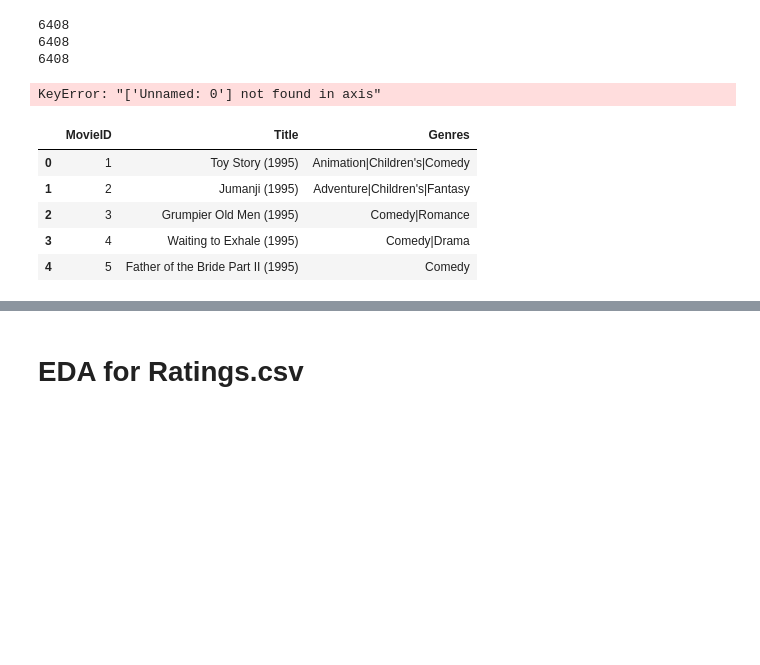
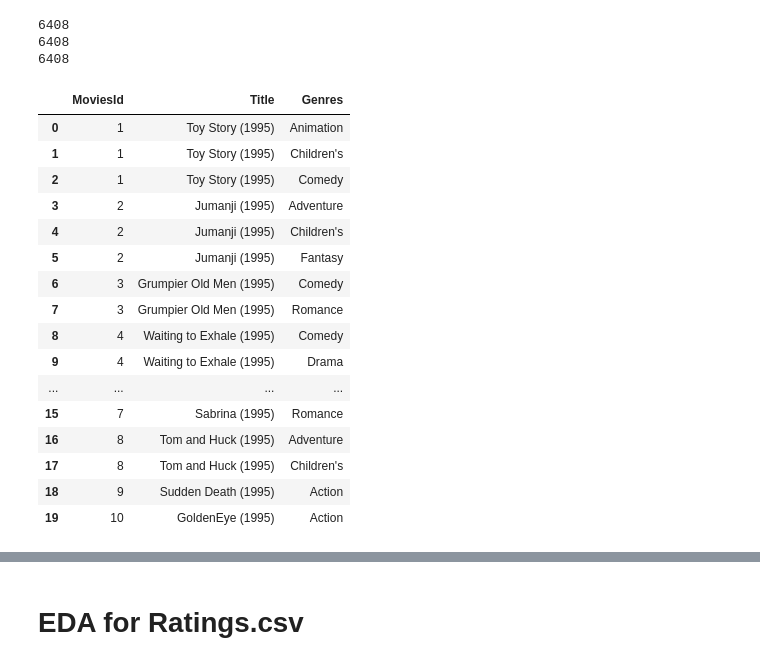
Before and after one commit to karangupta26/Movie-Recommendation-System, a Jupyter notebook: ExploratoryDataAnalysis.ipynb, the cells around one changed output, grey strips where cells are left out. Cells and saved outputs as stored; diff of their text form; code cells hidden in the pictures; blank space fills up the shorter version.

```diff
--- a/ExploratoryDataAnalysis.ipynb
+++ b/ExploratoryDataAnalysis.ipynb
@@ -134,16 +126,3 @@ movies_df.to_csv("Movies")
 6408
 6408
 6408
-# %%
-movies_data=movies_data.drop('Unnamed: 0',1)
-# %% [output]
-KeyError: "['Unnamed: 0'] not found in axis"
-# %%
-movies_data.head()
-# %% [output]
-|  | MovieID | Title | Genres |
-| 0 | 1 | Toy Story (1995) | Animation|Children's|Comedy |
-| 1 | 2 | Jumanji (1995) | Adventure|Children's|Fantasy |
-| 2 | 3 | Grumpier Old Men (1995) | Comedy|Romance |
-| 3 | 4 | Waiting to Exhale (1995) | Comedy|Drama |
-| 4 | 5 | Father of the Bride Part II (1995) | Comedy |
@@ -156,0 +129,20 @@ genres.shape
+# %%
+movies_df.head(20)
+# %% [output]
+|  | MoviesId | Title | Genres |
+| 0 | 1 | Toy Story (1995) | Animation |
+| 1 | 1 | Toy Story (1995) | Children's |
+| 2 | 1 | Toy Story (1995) | Comedy |
+| 3 | 2 | Jumanji (1995) | Adventure |
+| 4 | 2 | Jumanji (1995) | Children's |
+| 5 | 2 | Jumanji (1995) | Fantasy |
+| 6 | 3 | Grumpier Old Men (1995) | Comedy |
+| 7 | 3 | Grumpier Old Men (1995) | Romance |
+| 8 | 4 | Waiting to Exhale (1995) | Comedy |
+| 9 | 4 | Waiting to Exhale (1995) | Drama |
+| ... | ... | ... | ... |
+| 15 | 7 | Sabrina (1995) | Romance |
+| 16 | 8 | Tom and Huck (1995) | Adventure |
+| 17 | 8 | Tom and Huck (1995) | Children's |
+| 18 | 9 | Sudden Death (1995) | Action |
+| 19 | 10 | GoldenEye (1995) | Action |
```
Also changed, not shown: parts of 10 cells of this notebook.
